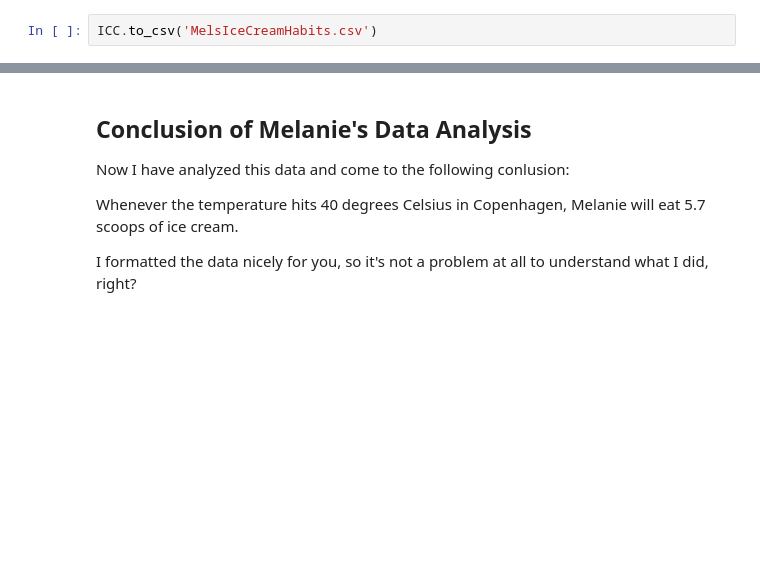
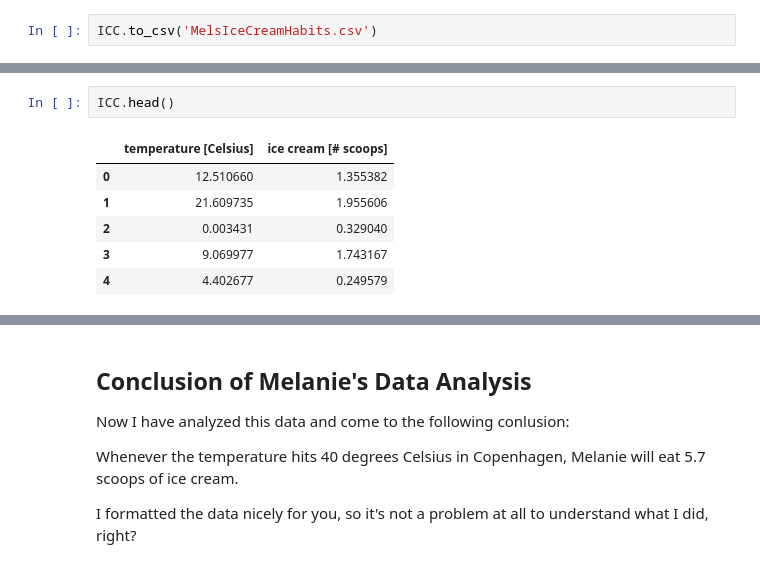
Before and after one commit to melanieganz/ReproducibleQuantitativeDataAnalysis-2025, a Jupyter notebook: provenance/ProvenanceInPractice.ipynb, the cells around one changed output, grey strips where cells are left out. Drawn from its saved outputs; the diff is of its cells as text; blank space fills up the shorter version.

```diff
--- a/provenance/ProvenanceInPractice.ipynb
+++ b/provenance/ProvenanceInPractice.ipynb
@@ -61,0 +66,9 @@ ICC.to_csv('MelsIceCreamHabits.csv')
+# %%
+ICC.head()
+# %% [output]
+|  | temperature [Celsius] | ice cream [# scoops] |
+| 0 | 12.510660 | 1.355382 |
+| 1 | 21.609735 | 1.955606 |
+| 2 | 0.003431 | 0.329040 |
+| 3 | 9.069977 | 1.743167 |
+| 4 | 4.402677 | 0.249579 |
```
Also changed, not shown: parts of 12 cells of this notebook, 2 other files.
